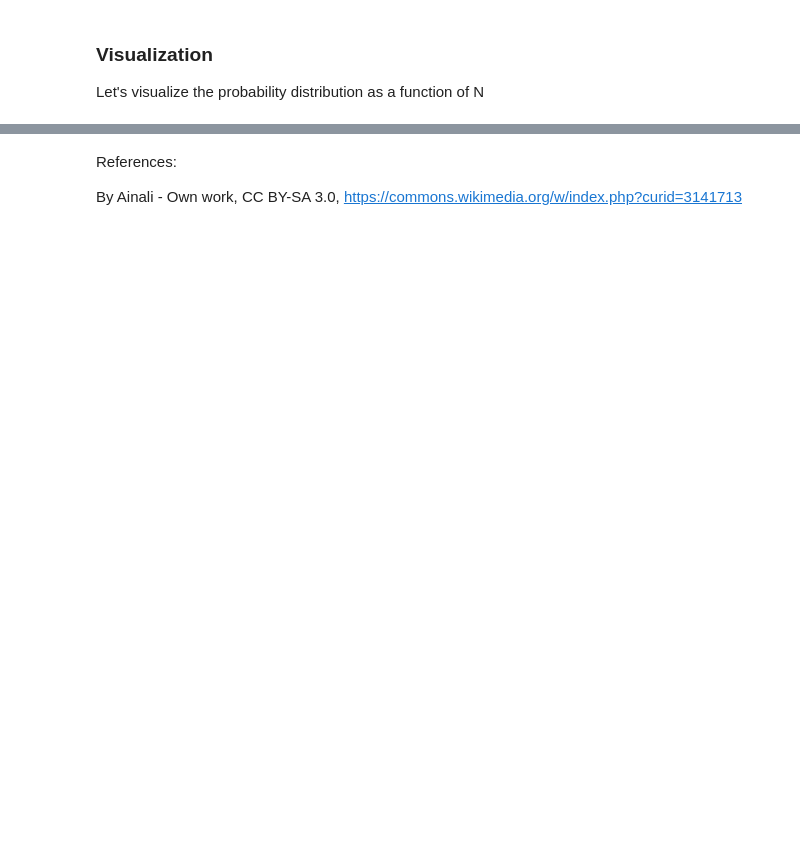
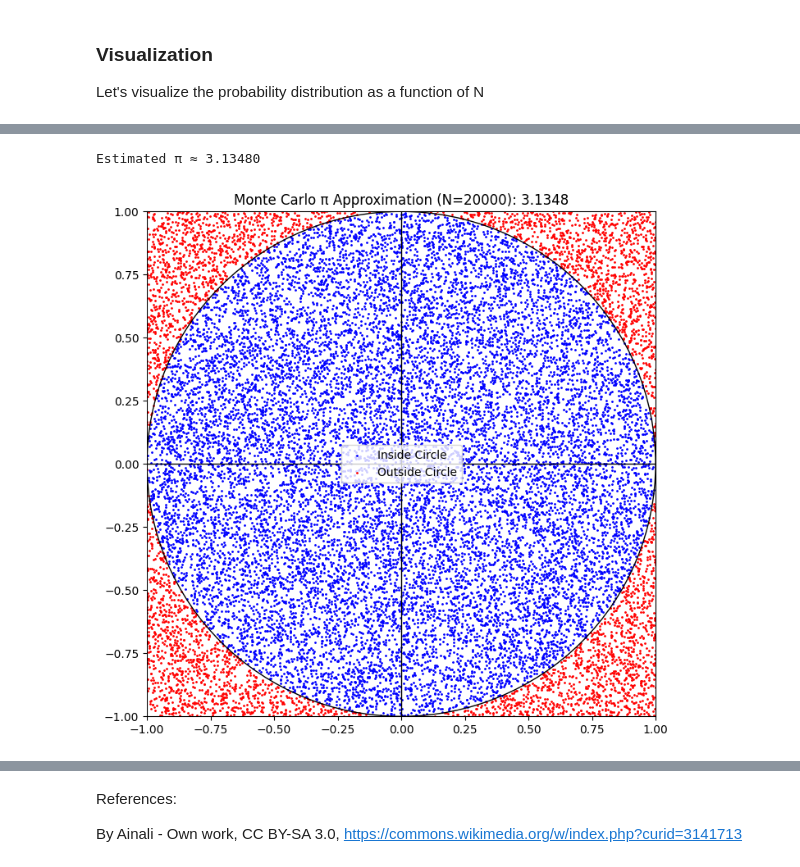
Before and after one commit to animesh-chouhan/fifty-challenging-problems-in-probability, a Jupyter notebook: probability.ipynb, the cells around one changed output, grey strips where cells are left out. Saved outputs shown, nothing was run; the diff lists cells and outputs as text; code cells hidden in the pictures; blank space fills up the shorter version.

Commit message:
checkpoint

```diff
--- a/probability.ipynb
+++ b/probability.ipynb
@@ -274,0 +361,35 @@ where:
+# %%
+import numpy as np
+import matplotlib.pyplot as plt
+
+# Number of random points
+np.random.seed(420)
+N = 20000
+
+# Generate N random (x, y) points
+x = np.random.uniform(-1, 1, N)
+y = np.random.uniform(-1, 1, N)
+
+# Check if points fall inside the unit circle (quarter-circle)
+inside_circle = x**2 + y**2 <= 1
+
+# Estimate π
+pi_estimate = 4 * np.sum(inside_circle) / N
+print(f"Estimated π ≈ {pi_estimate:.5f}")
+
+# Visualization
+plt.figure(figsize=(8, 8))
+plt.scatter(x[inside_circle], y[inside_circle], color="blue", s=1, label="Inside Circle")
+plt.scatter(x[~inside_circle], y[~inside_circle], color="red", s=1, label="Outside Circle")
+plt.axhline(0, color="black", linewidth=1)
+plt.axvline(0, color="black", linewidth=1)
+circle = plt.Circle((0, 0), 1, color="black", fill=False)
+plt.gca().add_patch(circle)
+plt.xlim(-1, 1)
+plt.ylim(-1, 1)
+plt.title(f"Monte Carlo π Approximation (N={N}): {pi_estimate}")
+plt.legend()
+plt.show()
+# %% [output]
+Estimated π ≈ 3.13480
+[figure, added]
```
Also changed, not shown: parts of 13 cells of this notebook, 1 other file.
